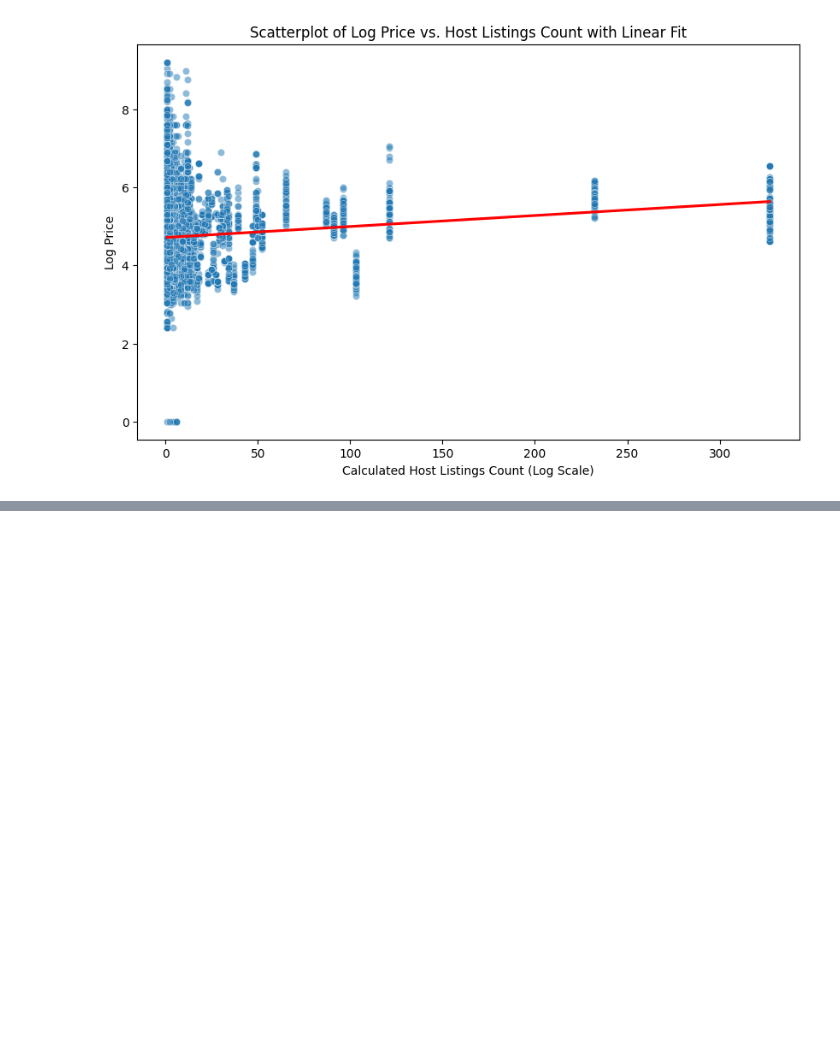
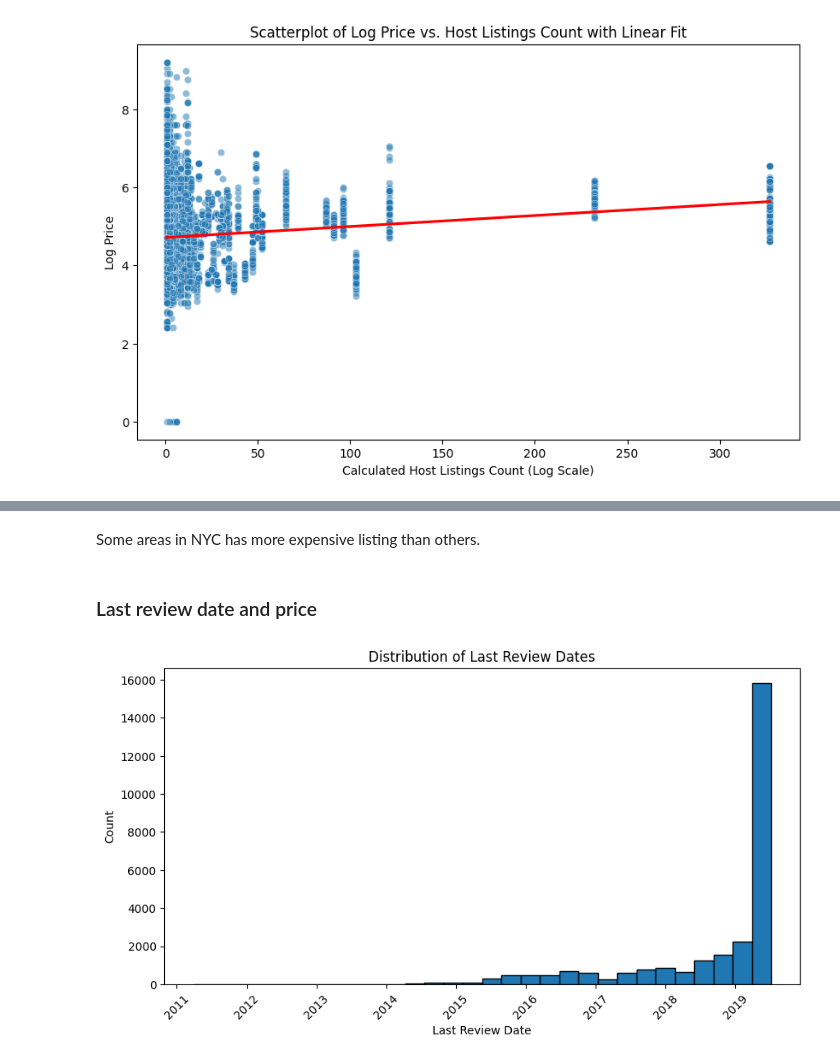
Before and after one commit to end-to-end-mlops-databricks-2/marvelous-databricks-course-hfung4, a Jupyter notebook: src/airbnb_listing/eda.ipynb, the cells around one changed output, grey strips where cells are left out. Saved outputs shown, nothing was run; the diff lists cells and outputs as text; code cells hidden in the pictures; blank space fills up the shorter version.

```diff
--- a/src/airbnb_listing/eda.ipynb
+++ b/src/airbnb_listing/eda.ipynb
@@ -325,0 +445,20 @@ plt.show()
+# %% [markdown]
+Some areas in NYC has more expensive listing than others.
+# %% [markdown]
+### Last review date and price
+# %%
+# Convert 'last_review' to datetime if not already
+train['last_review'] = pd.to_datetime(train['last_review'], errors='coerce')
+
+# Create the histogram
+plt.figure(figsize=(10, 5))
+plt.hist(train['last_review'].dropna(), bins=30, edgecolor='black')
+
+# Add labels and title
+plt.xlabel("Last Review Date")
+plt.ylabel("Count")
+plt.title("Distribution of Last Review Dates")
+plt.xticks(rotation=45)
+plt.show()
+# %% [output]
+[figure, added]
```
Also changed, not shown: parts of 26 cells of this notebook.
